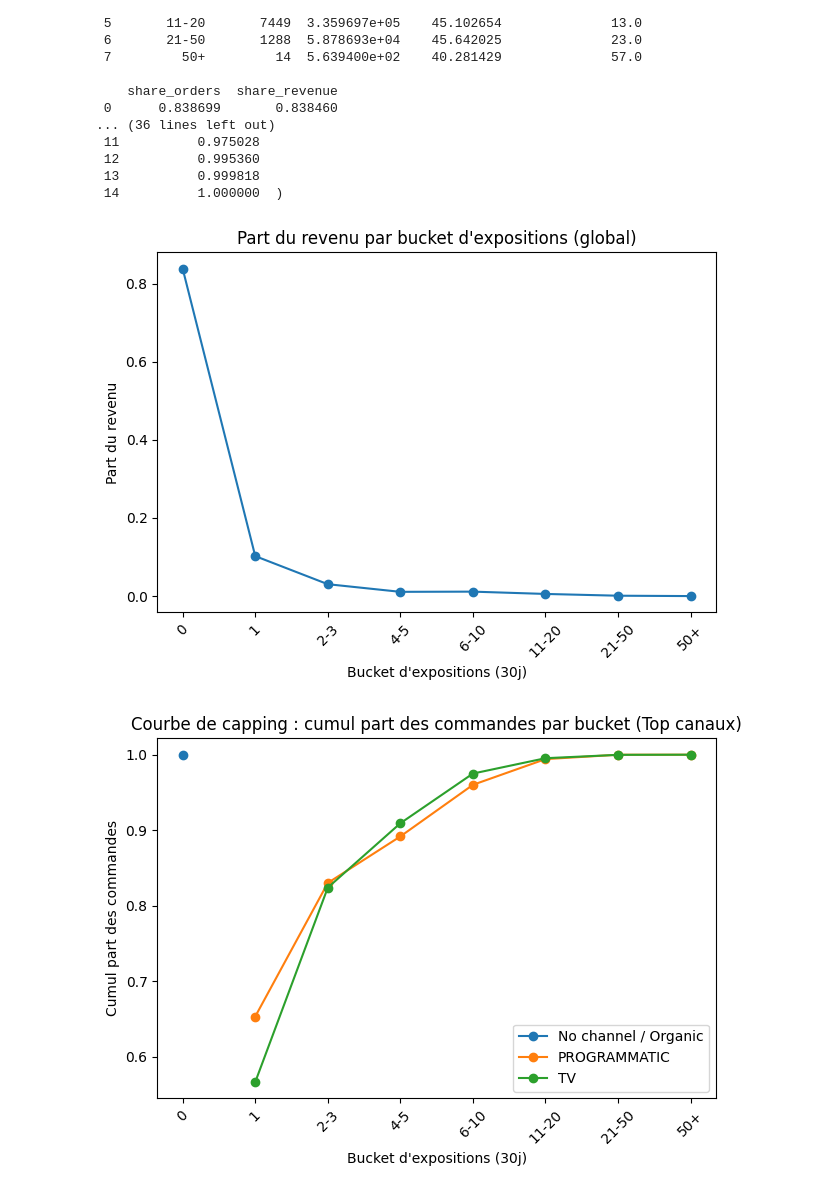
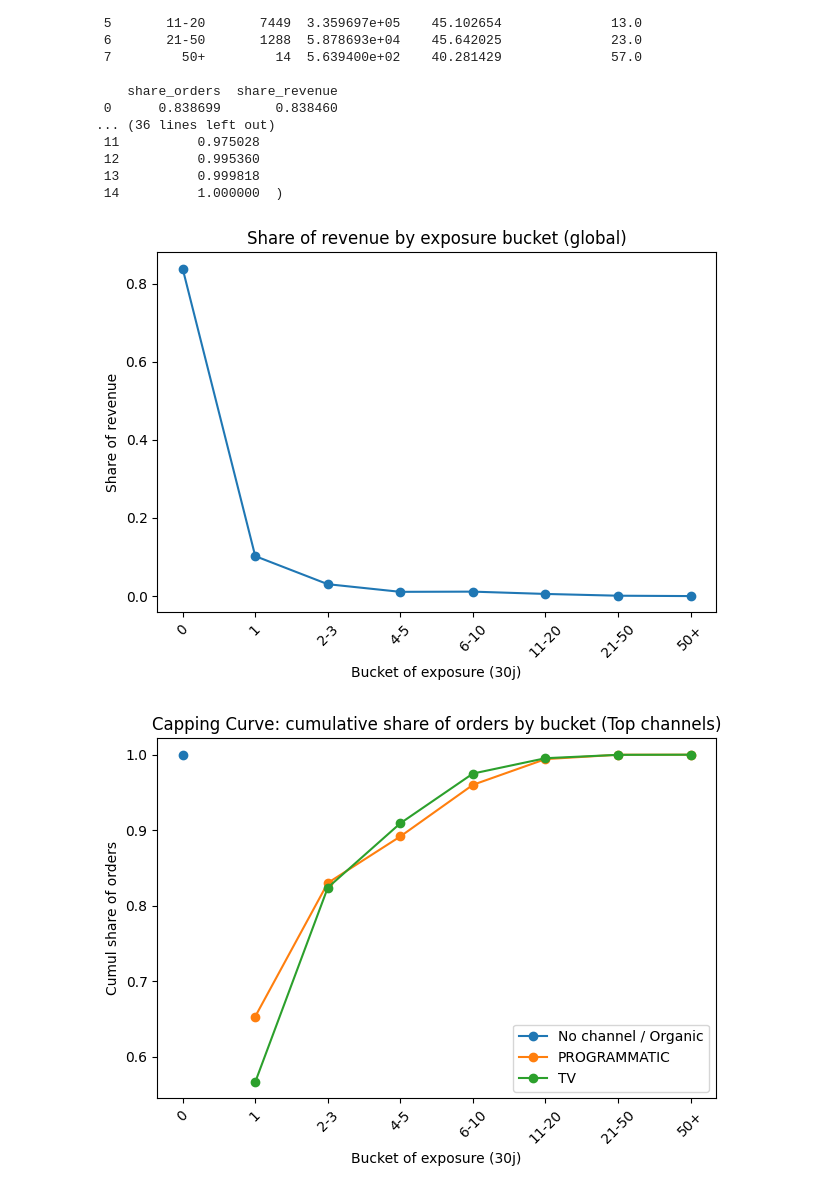
Before and after one commit to DomNoutsGit/Business_Data_Case, a Jupyter notebook: Media_effectiveness.ipynb, the cells around one changed output. Cells and saved outputs as stored; diff of their text form; code cells hidden in the pictures.

```diff
--- a/Media_effectiveness.ipynb
+++ b/Media_effectiveness.ipynb
@@ -512,9 +550,9 @@ import matplotlib.pyplot as plt
 # 1) Vue globale : part du revenu par bucket
 fig, ax = plt.subplots()
 ax.plot(cap_summary["expo_bucket"].astype(str), cap_summary["share_revenue"], marker="o")
-ax.set_title("Part du revenu par bucket d'expositions (global)")
-ax.set_xlabel("Bucket d'expositions (30j)")
-ax.set_ylabel("Part du revenu")
+ax.set_title("Share of revenue by exposure bucket (global)")
+ax.set_xlabel("Bucket of exposure (30j)")
+ax.set_ylabel("Share of revenue")
 plt.xticks(rotation=45)
 plt.tight_layout()
 plt.show()
@@ -534,40 +572,40 @@ for ch in channels_to_plot:
     tmp = cap_by_channel[cap_by_channel["channel"] == ch].sort_values("expo_bucket")
     ax.plot(tmp["expo_bucket"].astype(str), tmp["cum_share_orders"], marker="o", label=ch)
 
-ax.set_title("Courbe de capping : cumul part des commandes par bucket (Top canaux)")
-ax.set_xlabel("Bucket d'expositions (30j)")
-ax.set_ylabel("Cumul part des commandes")
+ax.set_title("Capping Curve: cumulative share of orders by bucket (Top channels)")
+ax.set_xlabel("Bucket of exposure (30j)")
+ax.set_ylabel("Cumul share of orders")
 plt.xticks(rotation=45)
 ax.legend()
 plt.tight_layout()
 plt.show()
 
 # 3) Heatmap simple (sans seaborn) : part des commandes par channel x bucket
 #    (pratique pour repérer les canaux avec beaucoup d'expositions élevées)
 pivot = cap_by_channel.pivot_table(
     index="channel",
     columns="expo_bucket",
     values="share_orders",
     aggfunc="sum",
     fill_value=0
 )
 
 # On limite aux mêmes canaux pour rester lisible
 pivot = pivot.loc[channels_to_plot]
 
 fig, ax = plt.subplots()
 im = ax.imshow(pivot.values, aspect="auto")
-ax.set_title("Heatmap : part des commandes (channel x bucket)")
-ax.set_xlabel("Bucket d'expositions (30j)")
+ax.set_title("Heatmap : share of orders (channel x bucket)")
+ax.set_xlabel("Bucket of exposure (30j)")
 ax.set_ylabel("Channel")
 ax.set_xticks(range(pivot.shape[1]))
 ax.set_xticklabels([str(c) for c in pivot.columns], rotation=45, ha="right")
 ax.set_yticks(range(pivot.shape[0]))
 ax.set_yticklabels(pivot.index)
 
 plt.colorbar(im, ax=ax)
 plt.tight_layout()
 plt.show()
 # %% [output]
-[figure, old version]
+[figure, new version]
-[figure, old version]
+[figure, new version]
```
Also changed, not shown: parts of 4 cells of this notebook.
